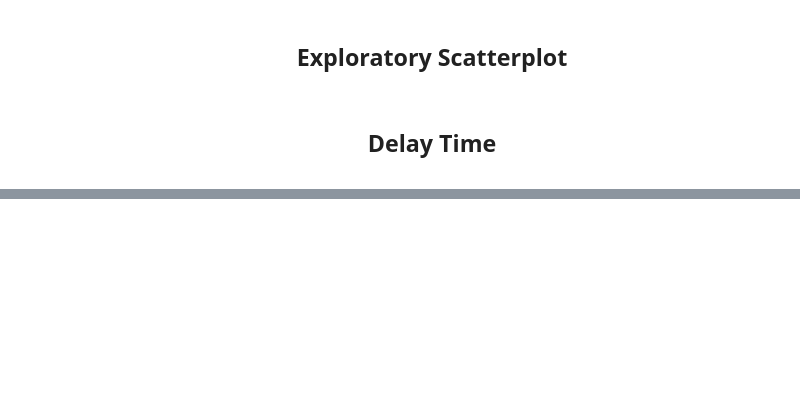
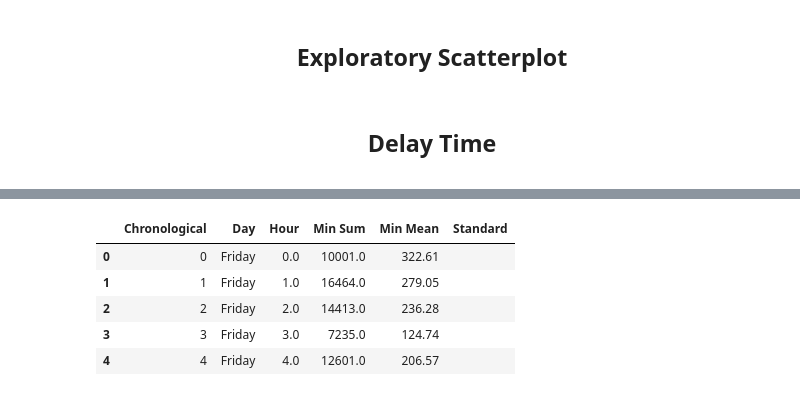
Before and after one commit to sishola/ttc-delays, a Jupyter notebook: Surface Routes/surface_routes_eda.ipynb, the cells around one changed output, grey strips where cells are left out. Saved outputs shown, nothing was run; the diff lists cells and outputs as text; code cells hidden in the pictures; blank space fills up the shorter version.

```diff
--- a/Surface Routes/surface_routes_eda.ipynb
+++ b/Surface Routes/surface_routes_eda.ipynb
@@ -208,0 +289,45 @@ plt.show()
+# %%
+weeklysum['Standard'] = ''
+
+for index, row in weeklysum.iterrows():
+
+    if row['Hour'] == 0.0:
+
+        row['Standard'] = '12 AM'
+
+    elif row['Hour'] == 1.0:
+
+        row['Standard'] = '1 AM'
+
+    elif row['Hour'] == 2.0:
+
+        row['Standard'] = '2 AM'
+
+    elif row['Hour'] == 3.0:
+
+        row['Standard'] = '3 AM'
+
+    elif row['Hour'] == 4.0:
+
+        row['Standard'] = '4 AM'
+
+    elif row['Hour'] == 5.0:
+
+        row['Standard'] = '5 AM'
+
+    elif row['Hour'] == 6.0:
+
+        row['Standard'] = '6 AM'
+
+    else:
+
+        row['Standard'] = 'None'
+# %%
+weeklysum.head()
+# %% [output]
+|  | Chronological | Day | Hour | Min Sum | Min Mean | Standard |
+| 0 | 0 | Friday | 0.0 | 10001.0 | 322.61 |  |
+| 1 | 1 | Friday | 1.0 | 16464.0 | 279.05 |  |
+| 2 | 2 | Friday | 2.0 | 14413.0 | 236.28 |  |
+| 3 | 3 | Friday | 3.0 | 7235.0 | 124.74 |  |
+| 4 | 4 | Friday | 4.0 | 12601.0 | 206.57 |  |
```
Also changed, not shown: parts of 18 cells of this notebook.
